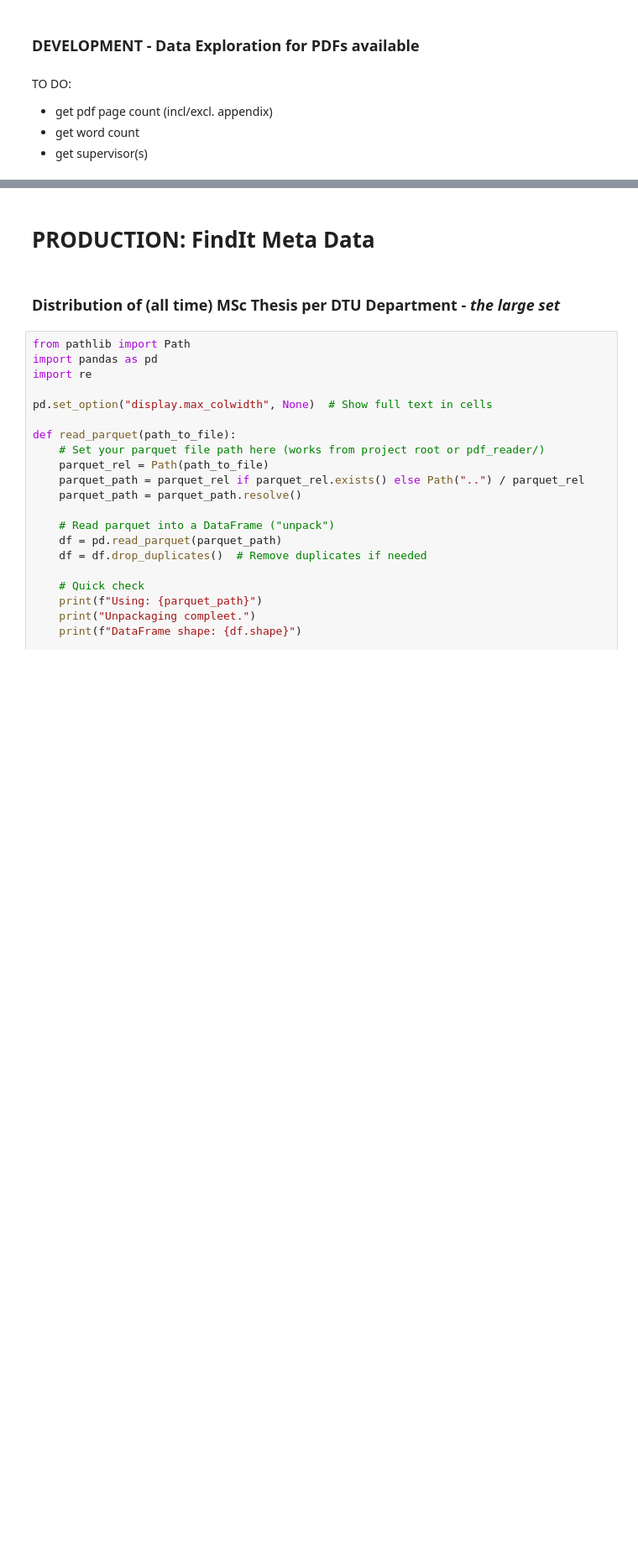
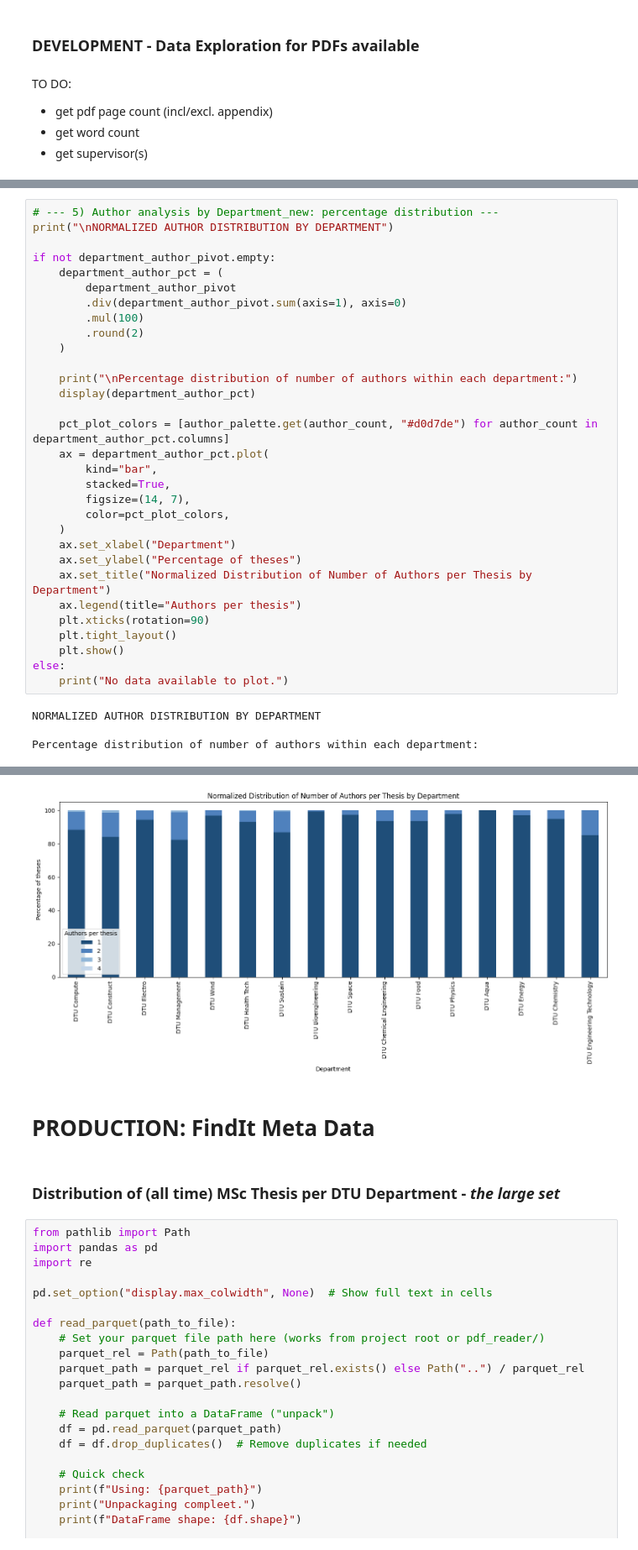
Before and after one commit to OliverKviat/Thesis_OCR, a Jupyter notebook: exploring_data/SANDBOX_Exploring_track1.ipynb, the cells around one changed output, grey strips where cells are left out. Shown at 84% size. Saved outputs shown, nothing was run; the diff lists cells and outputs as text; blank space fills up the shorter version.

```diff
--- a/exploring_data/SANDBOX_Exploring_track1.ipynb
+++ b/exploring_data/SANDBOX_Exploring_track1.ipynb
@@ -327,0 +453,35 @@ Department distribution:
+# %%
+# --- 5) Author analysis by Department_new: percentage distribution ---
+print("\nNORMALIZED AUTHOR DISTRIBUTION BY DEPARTMENT")
+
+if not department_author_pivot.empty:
+    department_author_pct = (
+        department_author_pivot
+        .div(department_author_pivot.sum(axis=1), axis=0)
+        .mul(100)
+        .round(2)
+    )
+
+    print("\nPercentage distribution of number of authors within each department:")
+    display(department_author_pct)
+
+    pct_plot_colors = [author_palette.get(author_count, "#d0d7de") for author_count in department_author_pct.columns]
+    ax = department_author_pct.plot(
+        kind="bar",
+        stacked=True,
+        figsize=(14, 7),
+        color=pct_plot_colors,
+    )
+    ax.set_xlabel("Department")
+    ax.set_ylabel("Percentage of theses")
+    ax.set_title("Normalized Distribution of Number of Authors per Thesis by Department")
+    ax.legend(title="Authors per thesis")
+    plt.xticks(rotation=90)
+    plt.tight_layout()
+    plt.show()
+else:
+    print("No data available to plot.")
+# %% [output]
+NORMALIZED AUTHOR DISTRIBUTION BY DEPARTMENT
+
+Percentage distribution of number of authors within each department:
@@ -328,3 +506,4 @@ Department distribution:
+[figure, added]
 # %% [markdown]
 # PRODUCTION: FindIt Meta Data
 # %% [markdown]
```
Also changed, not shown: parts of 11 cells of this notebook.
